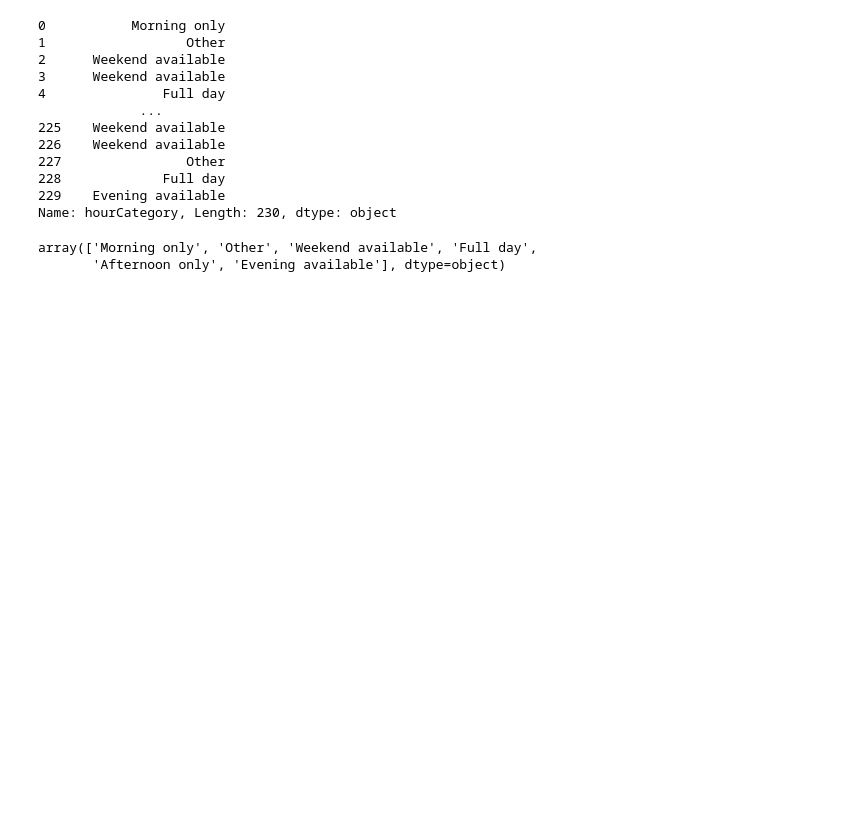
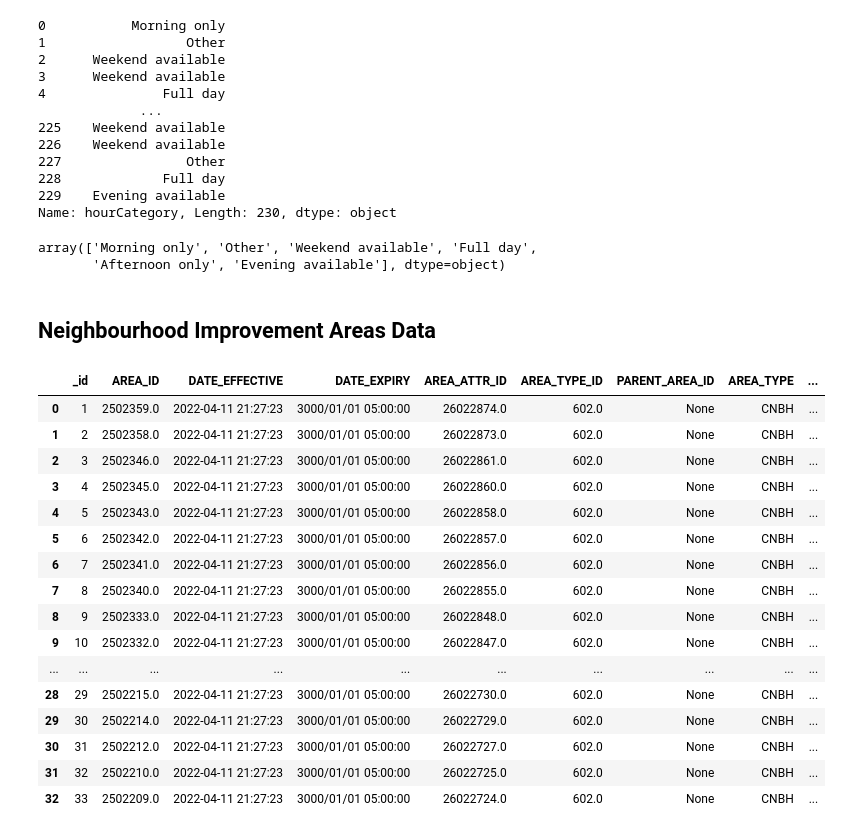
Before and after one commit to lucas-ben/mba-business-analytics, a Jupyter notebook: Data Viz Data Folder/file.ipynb, the cells around one changed output. Drawn from its saved outputs; the diff is of its cells as text; code cells hidden in the pictures; blank space fills up the shorter version.

```diff
--- a/Data Viz Data Folder/file.ipynb
+++ b/Data Viz Data Folder/file.ipynb
@@ -3,3 +6,4 @@ import pandas as pd
 # %%
-df = pd.read_excel('/Users/lucasben/Desktop/Data Viz Data Folder/neighbourhood-profiles-2021-158-model.xlsx')
-df
+neighbour_profiles = pd.read_excel('/Users/lucasben/Documents/mba-business-analytics/Data Viz Data Folder/neighbourhood-profiles-2021-158-model.xlsx')
+child_centres = gpd.read_file('/Users/lucasben/Documents/mba-business-analytics/Data Viz Data Folder/EarlyON Child and Family Centres Locations - geometry - 4326.geojson')
+improvement_areas = gpd.read_file('/Users/lucasben/Documents/mba-business-analytics/Data Viz Data Folder/Neighbourhood Improvement Areas - 4326.geojson')
@@ -158,3 +126,25 @@ df2["hourCategory"].unique()
 # %% [output]
 array(['Morning only', 'Other', 'Weekend available', 'Full day',
        'Afternoon only', 'Evening available'], dtype=object)
+# %% [markdown]
+## **Neighbourhood Improvement Areas Data**
+# %%
+improvement_areas
+# %% [output]
+|  | _id | AREA_ID | DATE_EFFECTIVE | DATE_EXPIRY | AREA_ATTR_ID | AREA_TYPE_ID | PARENT_AREA_ID | AREA_TYPE | ... |
+| 0 | 1 | 2502359.0 | 2022-04-11 21:27:23 | 3000/01/01 05:00:00 | 26022874.0 | 602.0 | None | CNBH | ... |
+| 1 | 2 | 2502358.0 | 2022-04-11 21:27:23 | 3000/01/01 05:00:00 | 26022873.0 | 602.0 | None | CNBH | ... |
+| 2 | 3 | 2502346.0 | 2022-04-11 21:27:23 | 3000/01/01 05:00:00 | 26022861.0 | 602.0 | None | CNBH | ... |
+| 3 | 4 | 2502345.0 | 2022-04-11 21:27:23 | 3000/01/01 05:00:00 | 26022860.0 | 602.0 | None | CNBH | ... |
+| 4 | 5 | 2502343.0 | 2022-04-11 21:27:23 | 3000/01/01 05:00:00 | 26022858.0 | 602.0 | None | CNBH | ... |
+| 5 | 6 | 2502342.0 | 2022-04-11 21:27:23 | 3000/01/01 05:00:00 | 26022857.0 | 602.0 | None | CNBH | ... |
+| 6 | 7 | 2502341.0 | 2022-04-11 21:27:23 | 3000/01/01 05:00:00 | 26022856.0 | 602.0 | None | CNBH | ... |
+| 7 | 8 | 2502340.0 | 2022-04-11 21:27:23 | 3000/01/01 05:00:00 | 26022855.0 | 602.0 | None | CNBH | ... |
+| 8 | 9 | 2502333.0 | 2022-04-11 21:27:23 | 3000/01/01 05:00:00 | 26022848.0 | 602.0 | None | CNBH | ... |
+| 9 | 10 | 2502332.0 | 2022-04-11 21:27:23 | 3000/01/01 05:00:00 | 26022847.0 | 602.0 | None | CNBH | ... |
+| ... | ... | ... | ... | ... | ... | ... | ... | ... | ... |
+| 28 | 29 | 2502215.0 | 2022-04-11 21:27:23 | 3000/01/01 05:00:00 | 26022730.0 | 602.0 | None | CNBH | ... |
+| 29 | 30 | 2502214.0 | 2022-04-11 21:27:23 | 3000/01/01 05:00:00 | 26022729.0 | 602.0 | None | CNBH | ... |
+| 30 | 31 | 2502212.0 | 2022-04-11 21:27:23 | 3000/01/01 05:00:00 | 26022727.0 | 602.0 | None | CNBH | ... |
+| 31 | 32 | 2502210.0 | 2022-04-11 21:27:23 | 3000/01/01 05:00:00 | 26022725.0 | 602.0 | None | CNBH | ... |
+| 32 | 33 | 2502209.0 | 2022-04-11 21:27:23 | 3000/01/01 05:00:00 | 26022724.0 | 602.0 | None | CNBH | ... |
```
Also changed, not shown: parts of 12 cells of this notebook.
